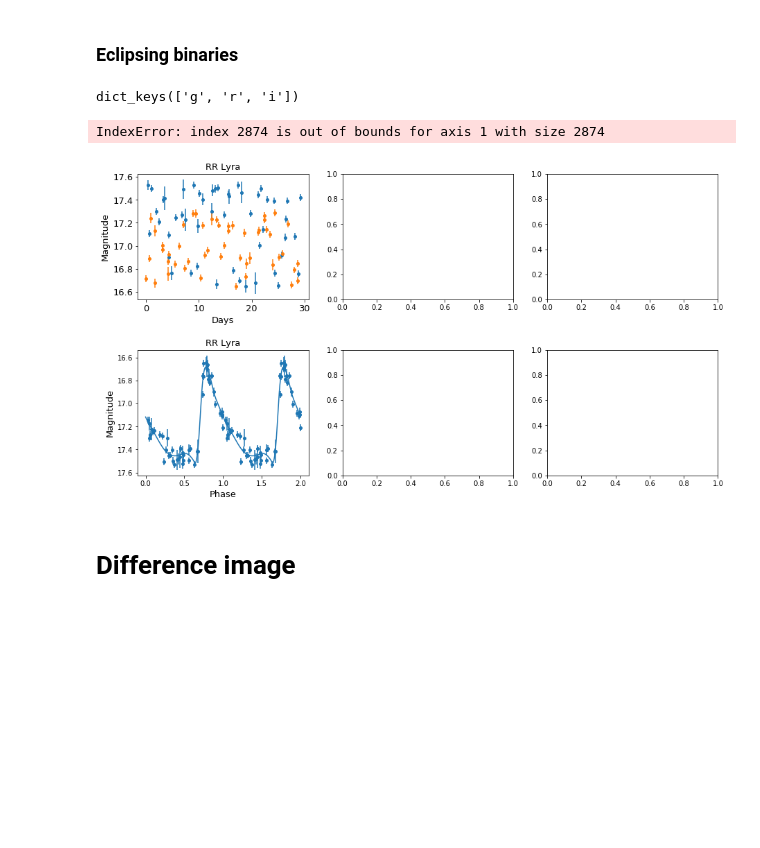
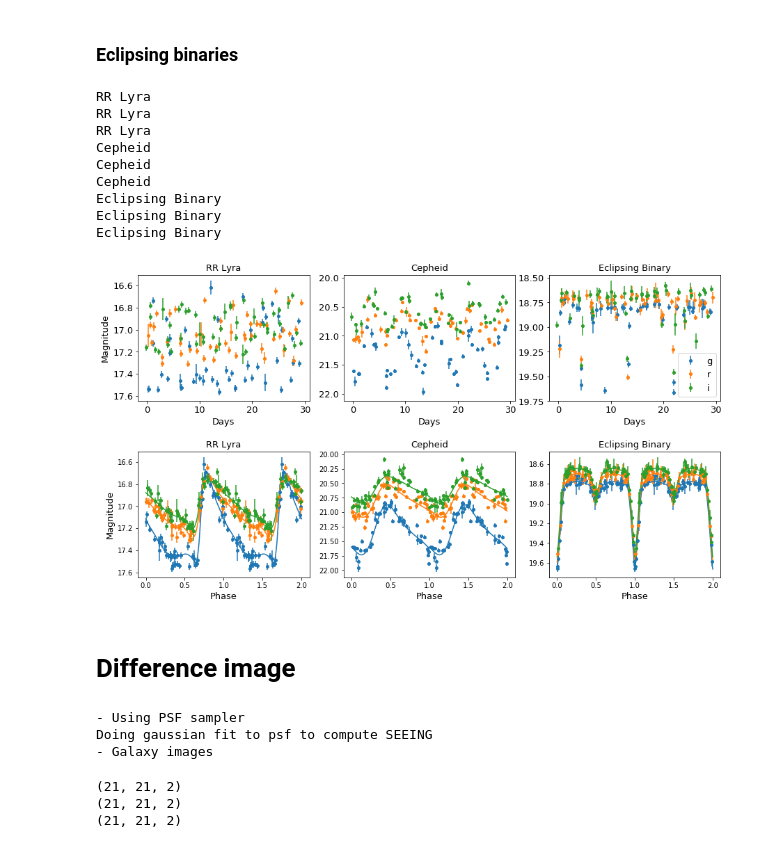
Before and after one commit to rodrigcd/thesis_plots, a Jupyter notebook: Chapter_2_astronomy.ipynb, the cells around one changed output. Saved outputs shown, nothing was run; the diff lists cells and outputs as text; code cells hidden in the pictures; blank space fills up the shorter version.

Commit message:
image difference complete

```diff
--- a/Chapter_2_astronomy.ipynb
+++ b/Chapter_2_astronomy.ipynb
@@ -100,11 +109,17 @@ for shot, band in enumerate(["g","r","i"]):
     period = gen.period
     phase = ((simulated_cadence[band]) / period) % 1
     dmag = np.clip(np.random.normal(scale = 0.05, size=(len(mag_gen),)), a_min=0.03, a_max=None)
+
+    print(dense_cadence.shape,
+    mag_gen.shape,
+    dense_mag.shape,
+          phase.shape)
+
     #errorbar = ax.errorbar(phase, mag_gen, dmag, fmt='.', label=band)
     #color = errorbar.lines[0].get_color()
-    periodic_lightcurves["RR Lyra"][band] = {"period": period, "mag": mag_gen, "error_mag": dmag,
+    periodic_lightcurves["RR Lyra"][band] = {"period": period, "mag": np.copy(mag_gen), "error_mag": np.copy(dmag),
                                               "simulated_cadence": np.copy(simulated_cadence[band]), "dense_cadence": np.copy(dense_cadence),
-                                              "dense_mag": dense_mag}
+                                              "dense_mag": np.copy(dense_mag)}
 
 #ax.set(xlabel='phase', ylabel='mag')
 #ax.invert_yaxis()
@@ -134,9 +153,9 @@ for band in ["g","r","i"]:
     dense_lc = gp[band].predict(X=dense_phase[:, np.newaxis])
     dense_lc = dense_lc*stats[band][1]+stats[band][0]
 
-    periodic_lightcurves["Cepheid"][band] = {"period": period, "mag": lc, "error_mag": dmag,
-                                              "simulated_cadence": simulated_cadence[band], "dense_cadence": dense_cadence,
-                                              "dense_mag": dense_lc}
+    periodic_lightcurves["Cepheid"][band] = {"period": period, "mag": np.copy(lc), "error_mag": np.copy(dmag),
+                                              "simulated_cadence": np.copy(simulated_cadence[band]), "dense_cadence": np.copy(dense_cadence),
+                                              "dense_mag": np.copy(dense_lc)}
 
 #plt.gca().invert_yaxis()
 #plt.show()
@@ -175,61 +194,80 @@ for band in ["g","r","i"]:
     dense_lc = interpolation[band](dense_phase) + mag_values - 1
     dmag = np.clip(np.abs(np.random.normal(scale = 0.05, size=(len(mag_gen),))), a_min=0.03, a_max=None)
 
-    periodic_lightcurves["Eclipsing Binary"][band] = {"period": period, "mag": mag, "error_mag": dmag,
-                                                "simulated_cadence": simulated_cadence[band], "dense_cadence": dense_cadence,
-                                                "dense_mag": dense_lc}
+    periodic_lightcurves["Eclipsing Binary"][band] = {"period": period, "mag": np.copy(mag), "error_mag": np.copy(dmag),
+                                              "simulated_cadence": np.copy(simulated_cadence[band]), "dense_cadence": np.copy(dense_cadence),
+                                              "dense_mag": np.copy(dense_lc)}
 
 #plt.gca().invert_yaxis()
 #plt.show()
 # %%
 f, ax = plt.subplots(2,3,figsize=(15,8))
-print(periodic_lightcurves["Cepheid"].keys())
+#print(periodic_lightcurves["Cepheid"].keys())
 key_names = list(periodic_lightcurves.keys())
 reduce_fontsize = 5
 plt.subplots_adjust(hspace=0.4)
 
 for i in range(3):
     for j, band in enumerate(["g","r","i"]):
+        print(key_names[i])
         lc_data = periodic_lightcurves[key_names[i]][band]
         period = lc_data["period"]
         sim_cadence = lc_data["simulated_cadence"]
         den_cadence = lc_data["dense_cadence"]
+        dense_mag = lc_data["dense_mag"]
+        phase = np.mod(sim_cadence, period)*(1.0/period)
+        dense_phase = np.mod(den_cadence, period)*(1.0/period)
+
+        #print(period.shape,
+        #sim_cadence.shape,
+        #den_cadence.shape,
+        #dense_mag.shape,
+        #dense_phase.shape)
+
+
+        order_index = np.argsort(dense_phase)
+        dense_phase = dense_phase[order_index]
+        dense_mag = dense_mag[order_index]
         if i == 2:
             ax[0, i].errorbar(lc_data["simulated_cadence"], lc_data["mag"], yerr=lc_data["error_mag"], fmt="o", ms=4, label=band)
         else:
             ax[0, i].errorbar(lc_data["simulated_cadence"], lc_data["mag"], yerr=lc_data["error_mag"], fmt="o", ms=4)
         ax[0, i].invert_yaxis()
         ax[0, i].tick_params(axis='both', which='major', labelsize=plot_fontsize-reduce_fontsize)
         ax[0, i].set_title(key_names[i], fontsize=plot_fontsize-reduce_fontsize)
         ax[0, i].set_xlabel("Days", fontsize=plot_fontsize-reduce_fontsize)
         ax[0, 0].set_ylabel("Magnitude", fontsize=plot_fontsize-reduce_fontsize)
 
-        phase = np.mod(sim_cadence, period)*(1.0/period)
-        dense_phase = np.mod(dense_cadence, period)*(1.0/period)
-        order_index = np.argsort(dense_phase)
-        dense_phase = dense_phase[order_index]
-        dense_mag = lc_data["dense_mag"][order_index]
         ax[1, i].errorbar(np.concatenate([phase, phase+1]), np.concatenate([lc_data["mag"], lc_data["mag"]]),
                           yerr=np.concatenate([lc_data["error_mag"], lc_data["error_mag"]]), fmt="o", ms=4,
                          color="C"+str(j))
         ax[1, i].plot(np.concatenate([dense_phase, dense_phase+1]), np.concatenate([dense_mag, dense_mag]), color="C"+str(j))
         ax[1, i].invert_yaxis()
         ax[1, i].set_title(key_names[i], fontsize=plot_fontsize-reduce_fontsize)
         ax[1, i].set_xlabel("Phase", fontsize=plot_fontsize-reduce_fontsize)
         ax[1, 0].set_ylabel("Magnitude", fontsize=plot_fontsize-reduce_fontsize)
 ax[0,2].legend(loc=4, fontsize=plot_fontsize-reduce_fontsize)
 plt.savefig(save_path+"variable_stars.pdf", tight_layaout = True)
 plt.show()
 # %% [output]
-dict_keys(['g', 'r', 'i'])
+RR Lyra
+RR Lyra
+RR Lyra
+Cepheid
+Cepheid
+Cepheid
+Eclipsing Binary
+Eclipsing Binary
+Eclipsing Binary
-IndexError: index 2874 is out of bounds for axis 1 with size 2874
-[figure, old version]
+[figure, new version]
 # %% [markdown]
 # Difference image
 # %%
 sys.path.append("../HiTS_simulations/image_simulation/")
 from ImageFactory import ImageFactory
-galaxies_path = "/home/rodrigo/supernovae_detection/galaxies/gal_mags_dev_exp_z_all_Filter_rodrigocd.csv"
+#galaxies_path = "/home/rodrigo/supernovae_detection/galaxies/gal_mags_dev_exp_z_all_Filter_rodrigocd.csv"
+galaxies_path = "/home/rodrigo/supernovae_detection/galaxies_guille/gal_mags_dev_exp_z_all_Filter_rodrigocd.csv"
+
 augmented_psf = False
 real_psfs = True
 observation_conditions_path = "../HiTS_simulations/real_obs/pickles/camera_and_obs_cond.pkl"
@@ -240,8 +278,12 @@ stamp_factory = ImageFactory(nx=nx, ny=ny, astrometric_error=0.3, bands=["g"], s
                              galaxies_distr_path=galaxies_path, real_psfs=real_psfs,
                              ccd_parameters=ccd_parameters, augmented_psfs=augmented_psf,
                              obs_cond_path=observation_conditions_path)
+# %% [output]
+- Using PSF sampler
+Doing gaussian fit to psf to compute SEEING
+- Galaxy images
 # %%
-counts = {"g": np.array([[1200, 1500]])}
+counts = {"g": np.array([[800, 2000]])}
 seeing = {"g": np.array([5, 4])}
 sky_counts = {"g": np.array([120, 100])}
 zero_point = {"g": np.array([24.5, 24.5])}
@@ -260,6 +302,10 @@ image, gal_image, psf = stamp_factory.createLightCurveImages(counts=counts,
 print(image["g"].shape)
 print(gal_image["g"].shape)
 print(psf["g"].shape)
+# %% [output]
+(21, 21, 2)
+(21, 21, 2)
+(21, 21, 2)
 # %%
 f, ax = plt.subplots(2, 3, figsize=(12,10))
 for i in range(image["g"].shape[2]):
```
Also changed, not shown: parts of 8 cells of this notebook, 4 other files.
